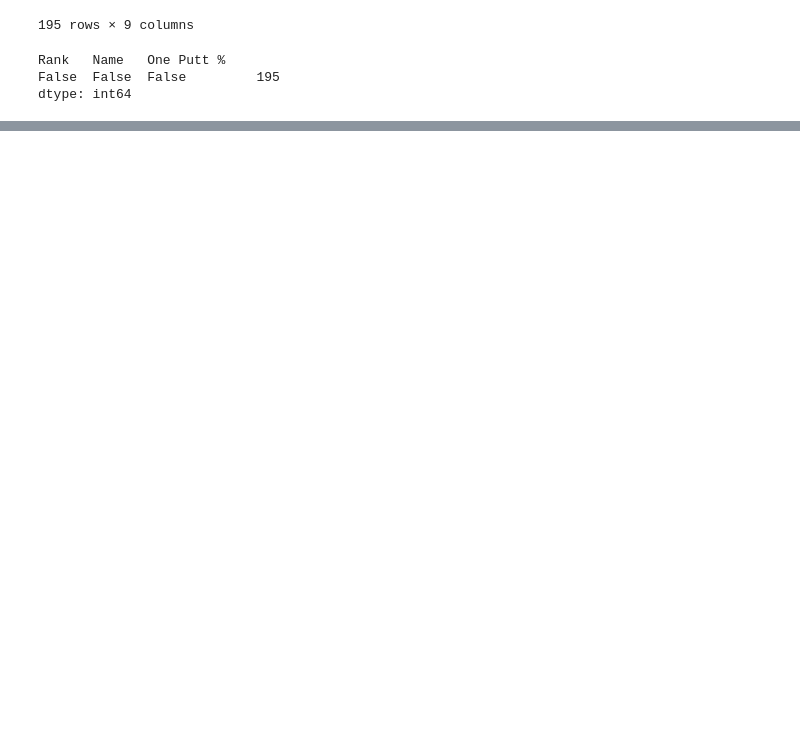
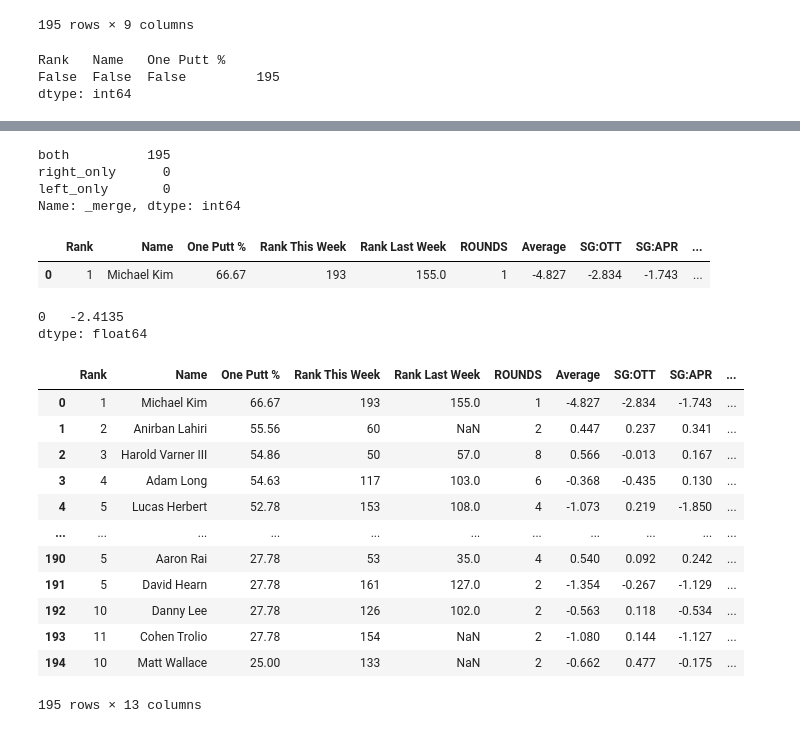
Before and after one commit to PattiCakes59/PGA-Tour-Stats, a Jupyter notebook: PGA Stats.ipynb, the cells around one changed output, grey strips where cells are left out. Drawn from its saved outputs; the diff is of its cells as text; code cells hidden in the pictures; blank space fills up the shorter version.

```diff
--- a/PGA Stats.ipynb
+++ b/PGA Stats.ipynb
@@ -73,0 +88,3 @@ dtype: int64
+# %%
+df = df.merge(df1.drop_duplicates(), on=['Name','Name'],
+                   how='left', indicator=True)
@@ -73,0 +123,40 @@ dtype: int64
+# %%
+df['_merge'].value_counts()
+# %% [output]
+both          195
+right_only      0
+left_only       0
+Name: _merge, dtype: int64
+# %%
+df = df.rename(columns={'AVERAGE': 'Average'})
+# %%
+first = df.loc[df['Name'] == 'Michael Kim']
+first
+# %% [output]
+|  | Rank | Name | One Putt % | Rank This Week | Rank Last Week | ROUNDS | Average | SG:OTT | SG:APR | ... |
+| 0 | 1 | Michael Kim | 66.67 | 193 | 155.0 | 1 | -4.827 | -2.834 | -1.743 | ... |
+# %%
+calc = 0.25
+first_calc = (first['Average'] * calc) + (first['SG:OTT'] * calc) + (first['SG:ARG'] * calc) + (first['SG:APR'] * calc)
+first_calc
+# %% [output]
+0   -2.4135
+dtype: float64
+# %%
+df['Weight Avg'] = (df['Average'] * calc) + (df['SG:OTT'] * calc) + (df['SG:ARG'] * calc) + (df['SG:APR'] * calc) + (1 - (df['One Putt %'] * .1))
+# %%
+df
+# %% [output]
+|  | Rank | Name | One Putt % | Rank This Week | Rank Last Week | ROUNDS | Average | SG:OTT | SG:APR | ... |
+| 0 | 1 | Michael Kim | 66.67 | 193 | 155.0 | 1 | -4.827 | -2.834 | -1.743 | ... |
+| 1 | 2 | Anirban Lahiri | 55.56 | 60 | NaN | 2 | 0.447 | 0.237 | 0.341 | ... |
+| 2 | 3 | Harold Varner III | 54.86 | 50 | 57.0 | 8 | 0.566 | -0.013 | 0.167 | ... |
+| 3 | 4 | Adam Long | 54.63 | 117 | 103.0 | 6 | -0.368 | -0.435 | 0.130 | ... |
+| 4 | 5 | Lucas Herbert | 52.78 | 153 | 108.0 | 4 | -1.073 | 0.219 | -1.850 | ... |
+| ... | ... | ... | ... | ... | ... | ... | ... | ... | ... | ... |
+| 190 | 5 | Aaron Rai | 27.78 | 53 | 35.0 | 4 | 0.540 | 0.092 | 0.242 | ... |
+| 191 | 5 | David Hearn | 27.78 | 161 | 127.0 | 2 | -1.354 | -0.267 | -1.129 | ... |
+| 192 | 10 | Danny Lee | 27.78 | 126 | 102.0 | 2 | -0.563 | 0.118 | -0.534 | ... |
+| 193 | 11 | Cohen Trolio | 27.78 | 154 | NaN | 2 | -1.080 | 0.144 | -1.127 | ... |
+| 194 | 10 | Matt Wallace | 25.00 | 133 | NaN | 2 | -0.662 | 0.477 | -0.175 | ... |
+195 rows × 13 columns
```
Also changed, not shown: parts of 28 cells of this notebook.
